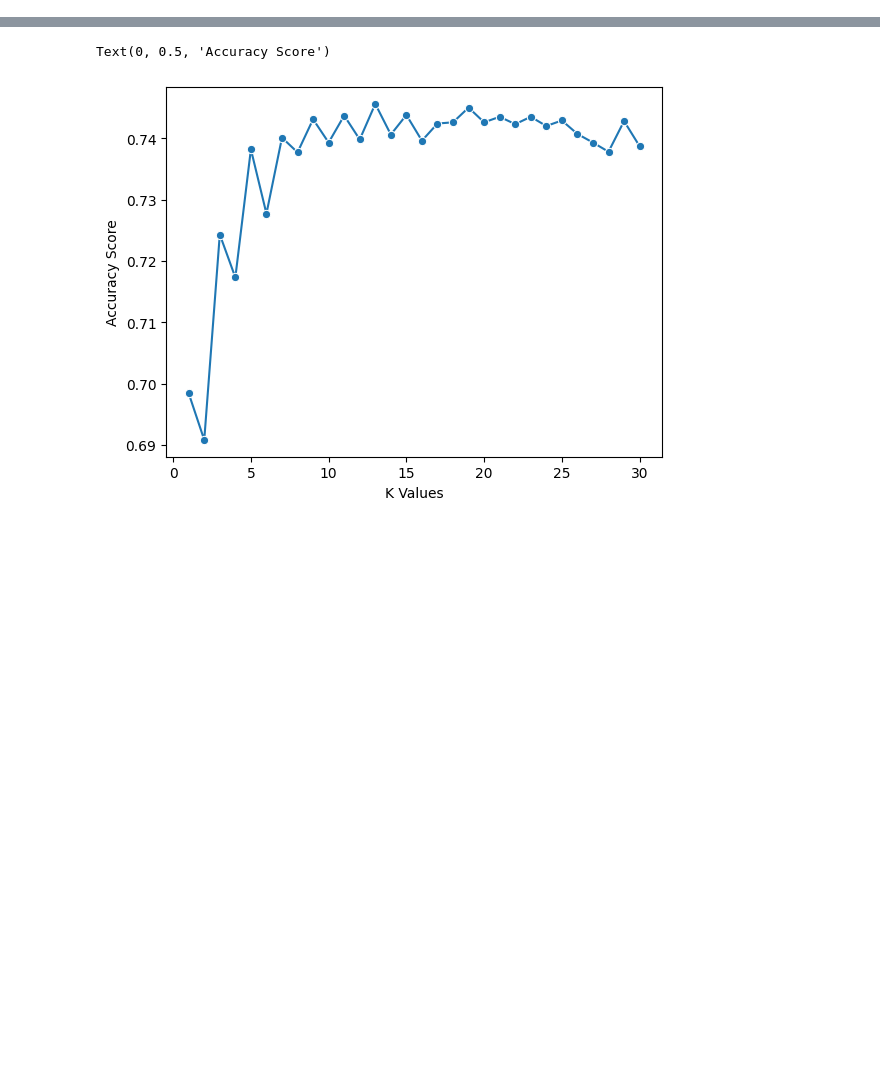
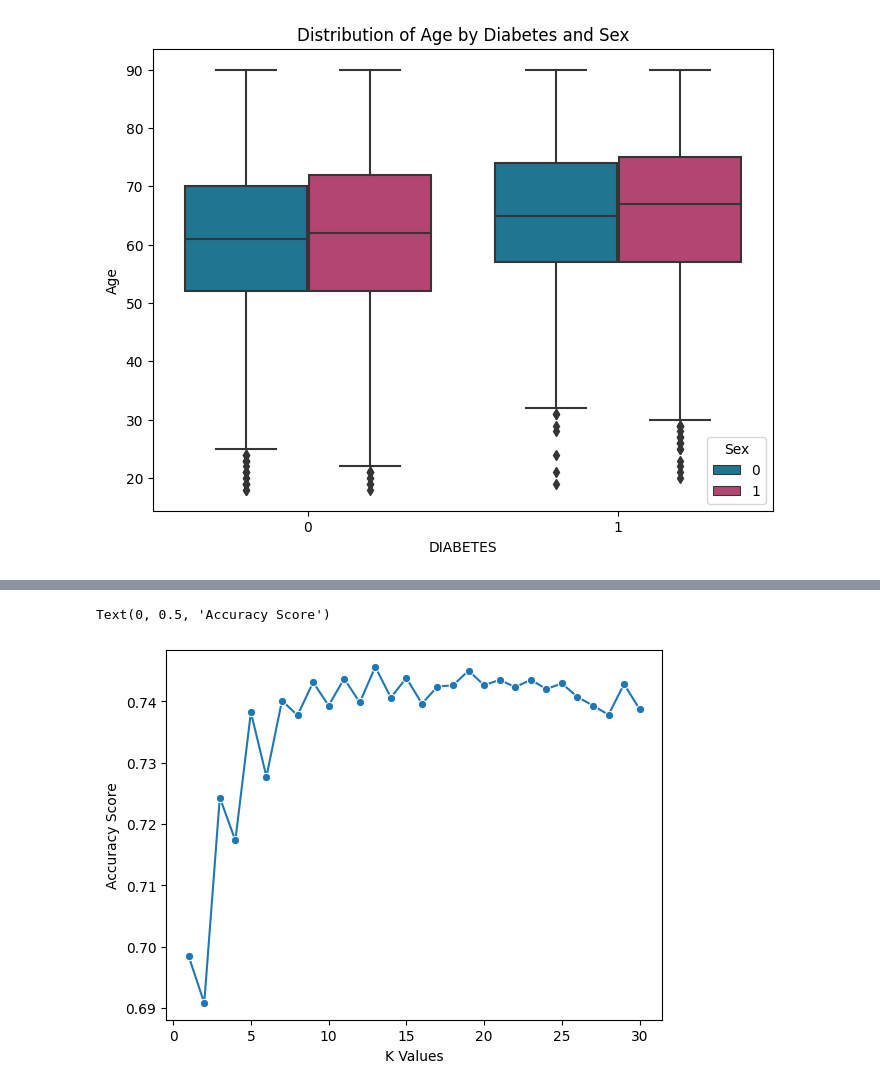
Before and after one commit to Yutong-Lu/A-Machine-Learning-Approach-for-Diabetes-Prediction-in-the-Canadian-Population, a Jupyter notebook: KNN_Final_Project.ipynb, the cells around one changed output, grey strips where cells are left out. Saved outputs shown, nothing was run; the diff lists cells and outputs as text; code cells hidden in the pictures; blank space fills up the shorter version.

```diff
--- a/KNN_Final_Project.ipynb
+++ b/KNN_Final_Project.ipynb
@@ -48,0 +206,18 @@ df = data[['Age_at_Exam', 'sBP', 'BMI', 'LDL', 'HDL', 'A1c', 'TG', 'FBS', 'Total
+# %%
+#Visualization - boxplot - depression
+# Define a custom color palette
+custom_palette = ['#0d7fa3','#c4336d']
+
+# Create the boxplot with the custom color palette
+plt.figure(figsize=(8, 6))
+sns.boxplot(data=df, x='DIABETES', y='Age_at_Exam', hue='Sex', palette=custom_palette)
+
+# Set labels and title
+plt.xlabel('DIABETES')
+plt.ylabel('Age')
+plt.title('Distribution of Age by Diabetes and Sex')
+
+# Show the plot
+plt.show()
+# %% [output]
+[figure, added]
```
Also changed, not shown: parts of 15 cells of this notebook.
